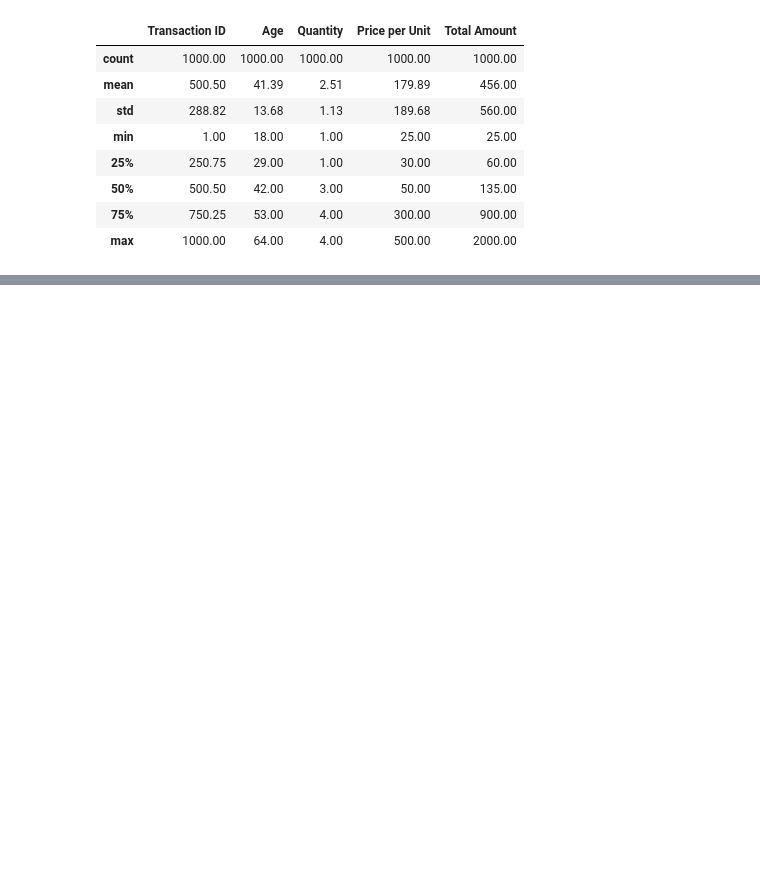
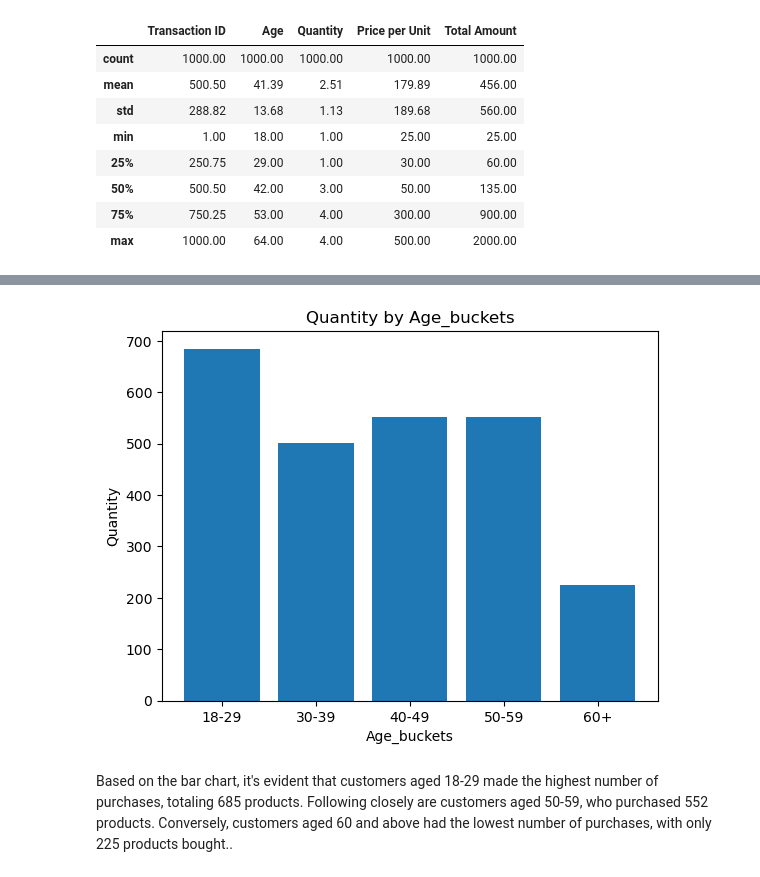
Before and after one commit to Diana-Injelwa/Exploratory-Data-Analysis-on-Retail-Sales, a Jupyter notebook: retail_sales_EDA.ipynb, the cells around one changed output, grey strips where cells are left out. Cells and saved outputs as stored; diff of their text form; code cells hidden in the pictures; blank space fills up the shorter version.

```diff
--- a/retail_sales_EDA.ipynb
+++ b/retail_sales_EDA.ipynb
@@ -213,0 +150,4 @@ retail_sales.groupby(['Age_buckets', 'Product Category'], as_index=False)[['Quan
+# %%
+# Change column names to lower case letters
+retail_sales.columns = retail_sales.columns.str.lower()
+retail_sales.head()
@@ -213,0 +162,4 @@ retail_sales.groupby(['Age_buckets', 'Product Category'], as_index=False)[['Quan
+# %%
+# Rename 'Total Amount' to 'sales'
+retail_sales.rename(columns={'total amount': 'sales'}, inplace=True)
+retail_sales.head()
@@ -213,0 +180,4 @@ retail_sales.groupby(['Age_buckets', 'Product Category'], as_index=False)[['Quan
+# %%
+# Quantity distribution across different age groups
+quantity_by_age = retail_sales.groupby('age_buckets')[['quantity']].sum()
+quantity_by_age
@@ -213,0 +192,22 @@ retail_sales.groupby(['Age_buckets', 'Product Category'], as_index=False)[['Quan
+# %%
+age_groups = quantity_by_age.index
+quantity = quantity_by_age['quantity']
+
+# Creat an array of evenly spaced values to represent the positions of the bars on the x-axis
+xpos = np.arange(len(age_groups))
+
+# Plot a bar chart
+plt.bar(xpos, quantity)
+
+# Setting the parameters i.e. x & y labels, title and xticks
+plt.xticks(xpos, age_groups)
+plt.xlabel('Age_buckets')
+plt.ylabel('Quantity')
+plt.title('Quantity by Age_buckets')
+
+
+plt.show()
+# %% [output]
+[figure, added]
+# %% [markdown]
+Based on the bar chart, it's evident that customers aged 18-29 made the highest number of purchases, totaling 685 products. Following closely are customers aged 50-59, who purchased 552 products. Conversely, customers aged 60 and above had the lowest number of purchases, with only 225 products bought..
```
Also changed, not shown: parts of 54 cells of this notebook.
